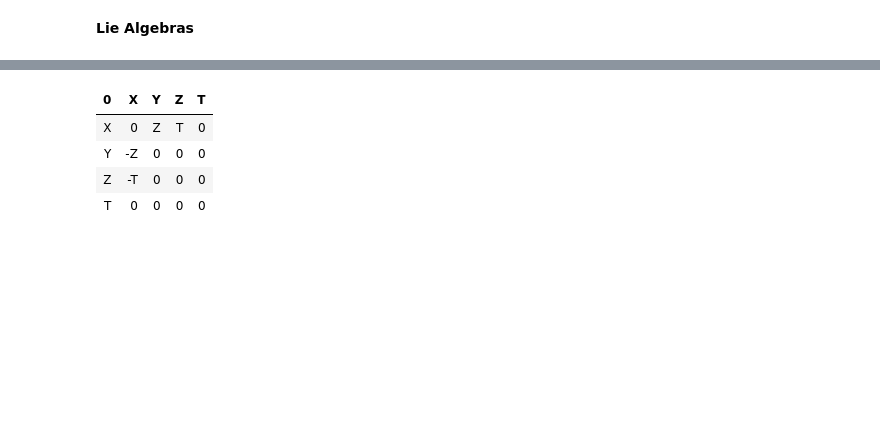
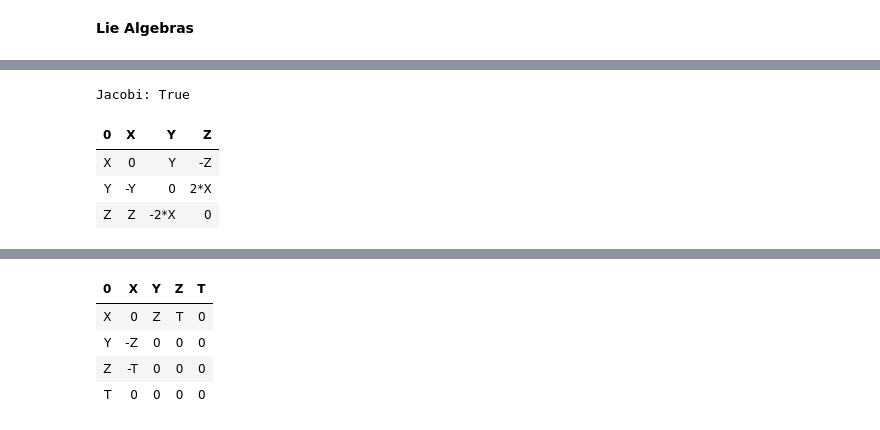
Before and after one commit to Seba272/LieAlgebras, a Jupyter notebook: Examples of Lie algebras.ipynb, the cells around one changed output, grey strips where cells are left out. Drawn from its saved outputs; the diff is of its cells as text; code cells hidden in the pictures; blank space fills up the shorter version.

```diff
--- a/Examples of Lie algebras.ipynb
+++ b/Examples of Lie algebras.ipynb
@@ -33,0 +85,15 @@ def show_bra_tab(la):
+# %%
+# Bianchi Type VIII
+sl2 = LieAlgebra()
+sl2.name = 'sl(2)'
+sl2.basis_symbolic = ['X','Y','Z']
+[X,Y,Z] = sl2.basis_symbolic
+sl2.brackets.rules = {(X,Y):Y , (X,Z) : -Z , (Y,Z) : 2*X}
+print("Jacobi:",sl2.check_jacobi())
+show_bra_tab(sl2)
+# %% [output]
+Jacobi: True
+| 0 | X | Y | Z |
+| X | 0 | Y | -Z |
+| Y | -Y | 0 | 2*X |
+| Z | Z | -2*X | 0 |
```
Also changed, not shown: parts of 6 cells of this notebook.
